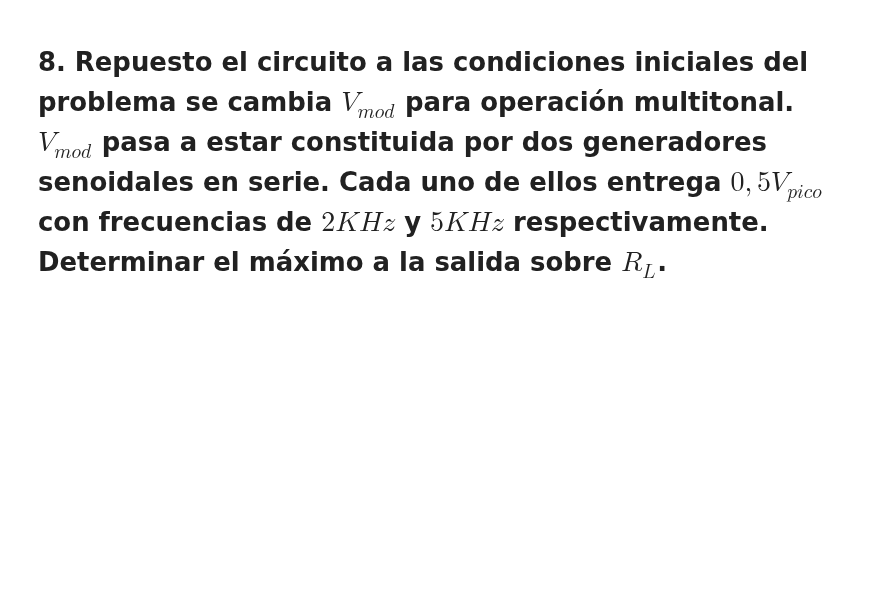
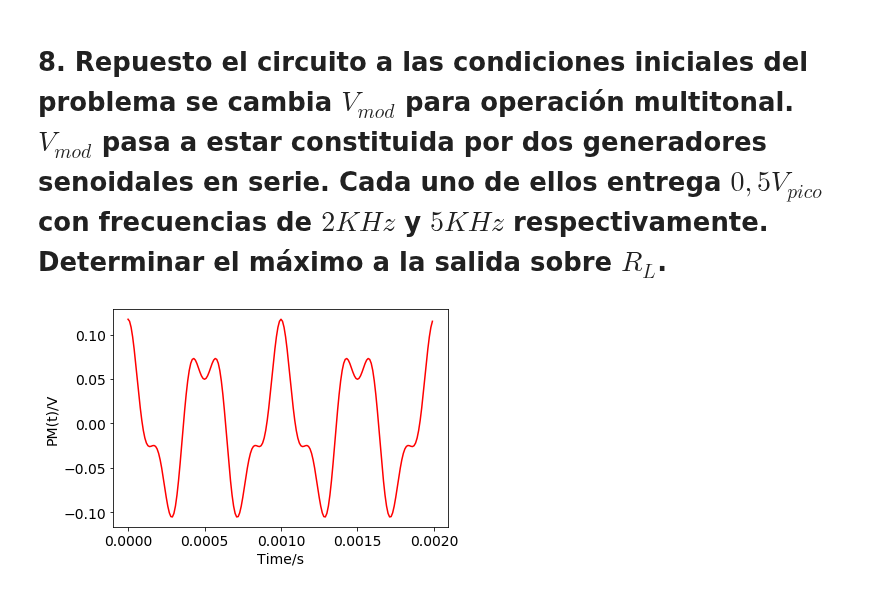
Before and after one commit to eaiii-frba-utn/2019, a Jupyter notebook: ModuladoresFM/python/Modulador Amstrong y Beleskas v01.4.ipynb, the cells around one changed output. Cells and saved outputs as stored; diff of their text form; code cells hidden in the pictures; blank space fills up the shorter version.

```diff
--- a/ModuladoresFM/python/Modulador Amstrong y Beleskas v01.4.ipynb
+++ b/ModuladoresFM/python/Modulador Amstrong y Beleskas v01.4.ipynb
@@ -563,2 +573,28 @@ print(m)
 # %% [markdown]
 # 8. Repuesto el circuito a las condiciones iniciales del problema se cambia $V_{mod}$ para operación multitonal. $V_{mod}$ pasa a estar constituida por dos generadores senoidales en serie.  Cada uno de ellos entrega $0,5 V_{pico}$ con frecuencias de $2 KHz$ y $5 KHz$ respectivamente. Determinar el  máximo a la salida sobre $R_L$.
+# %%
+# Ejemplo FM en el tiempo
+# modulante
+fa    = 2e3 #Hz
+Va    = 0.5
+fb    = 5e3
+Vb    = 0.5
+
+T     = 2/1e3
+
+# defino el sampleo
+Fs = 100e3 #Sps
+dt = 1/Fs
+
+# vector de tiempo
+t  = np.arange(0., T, dt)
+
+Sa   = Va*np.cos(2*np.pi*fa*t) * abs(Avint(R1,R2,C2,fa))
+Sb   = Vb*np.cos(2*np.pi*fb*t) * abs(Avint(R1,R2,C2,fb))
+
+plt.plot(t, Sa+Sb, 'r-')
+plt.ylabel('PM(t)/V')
+plt.xlabel('Time/s')
+plt.show()
+# %% [output]
+[figure, added]
```
Also changed, not shown: parts of 11 cells of this notebook, 2 other files.
